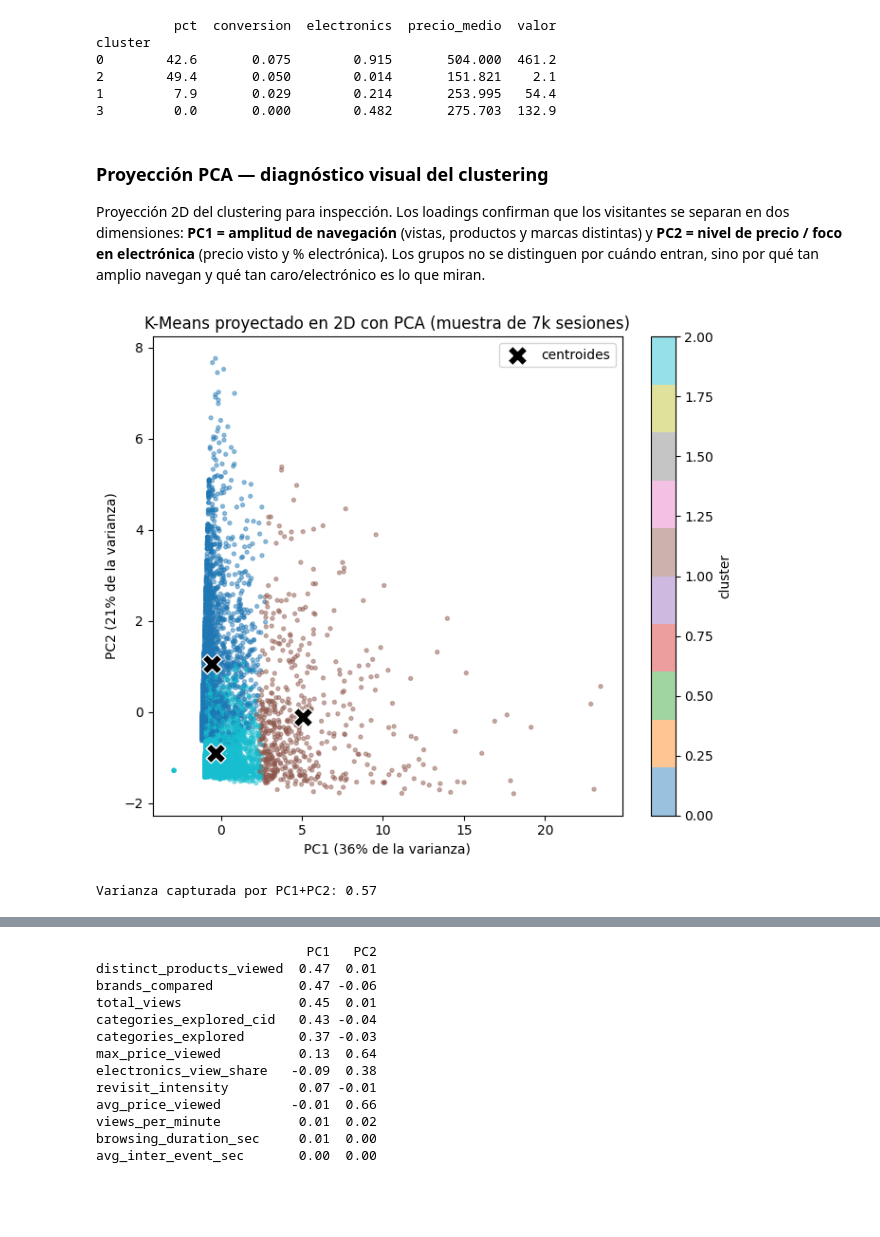
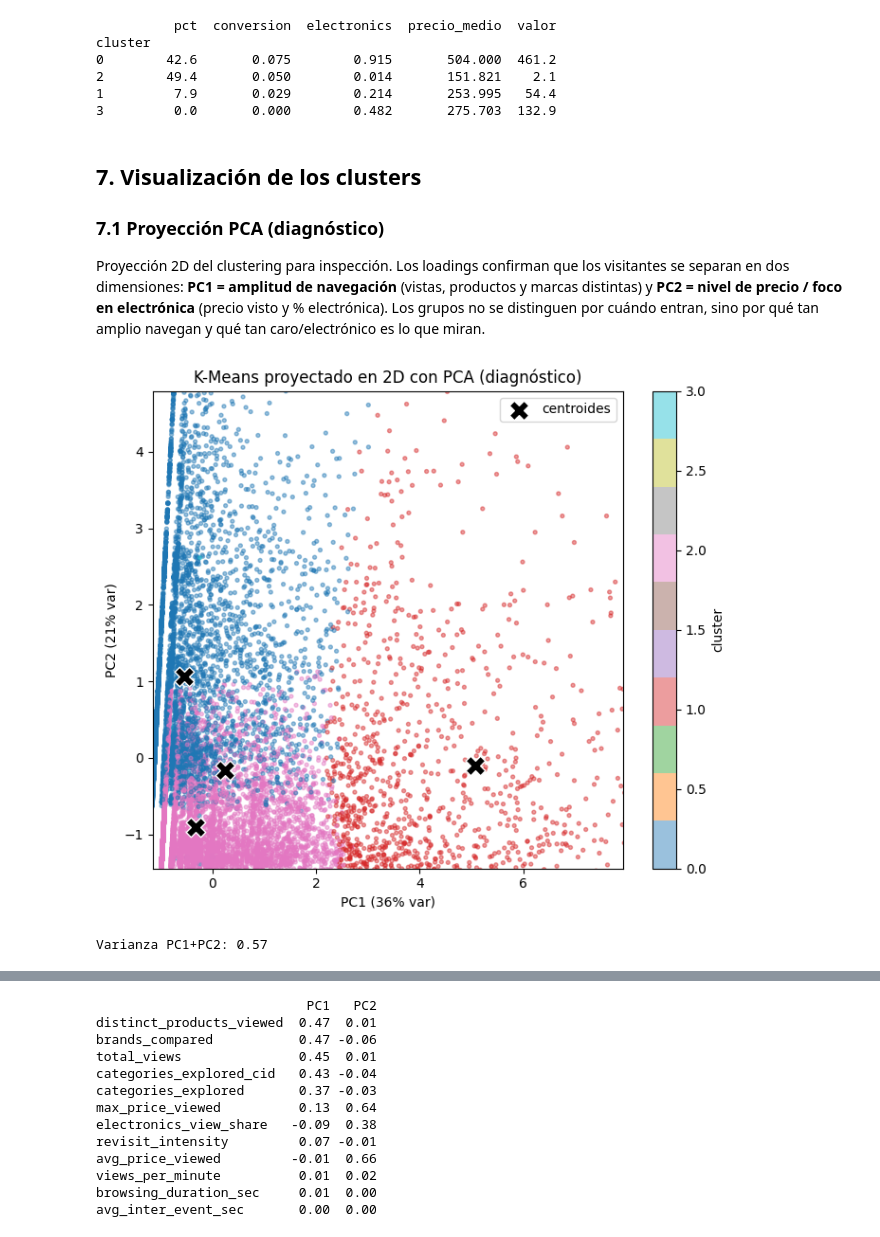
Before and after one commit to HeiderZapata/proyecto-integrador-g8, a Jupyter notebook: notebooks/modeling/04_clustering.ipynb, the cells around one changed output, grey strips where cells are left out. Saved outputs shown, nothing was run; the diff lists cells and outputs as text; code cells hidden in the pictures; blank space fills up the shorter version.

Commit message:
notebooks 02 y 04 en estado antes de nuevo gold

```diff
--- a/notebooks/modeling/04_clustering.ipynb
+++ b/notebooks/modeling/04_clustering.ipynb
@@ -164,33 +164,38 @@ cluster
 1         7.9       0.029        0.214       253.995   54.4
 3         0.0       0.000        0.482       275.703  132.9
 # %% [markdown]
-### Proyección PCA — diagnóstico visual del clustering
+## 7. Visualización de los clusters
+
+### 7.1 Proyección PCA (diagnóstico)
 
 Proyección 2D del clustering para inspección. Los loadings confirman que los visitantes se separan en dos dimensiones: **PC1 = amplitud de navegación** (vistas, productos y marcas distintas) y **PC2 = nivel de precio / foco en electrónica** (precio visto y % electrónica). Los grupos no se distinguen por cuándo entran, sino por qué tan amplio navegan y qué tan caro/electrónico es lo que miran.
 # %%
 from sklearn.decomposition import PCA
 
-# Quitar outliers (duración > 1 día) para que no aplasten la proyección
-mask  = (samp["browsing_duration_sec"] < 86400).values
-Xs_v  = Xs[mask]
-lab_v = km.labels_[mask]
+# ── PCA ÚNICO del notebook: se AJUSTA aquí y la §8 lo REUTILIZA ──
+# Se ajusta sobre datos limpios (sin outliers de duración) para no distorsionar
+# las direcciones, y se PROYECTA una muestra que SÍ incluye outliers (para poder
+# mostrarlos como ruido en la comparación de la §8).
+mask = (samp["browsing_duration_sec"] < 86400).values
+pca  = PCA(n_components=2, random_state=RANDOM_STATE).fit(Xs[mask])   # ← ajuste limpio
 
-pca = PCA(n_components=2, random_state=RANDOM_STATE)
-P    = pca.fit_transform(Xs_v)
-present = np.unique(lab_v)
-cent = pca.transform(km.cluster_centers_[present])   # centroides proyectados
+N_VIS  = 15_000
+idx    = np.random.RandomState(RANDOM_STATE).choice(len(Xs), N_VIS, replace=False)
+P      = pca.transform(Xs[idx])              # espacio PCA compartido (incluye outliers)
+km_lab = km.labels_[idx]
+cent   = pca.transform(km.cluster_centers_)  # centroides proyectados
 
-# Submuestra para que el scatter no sea un borrón
-idx = np.random.RandomState(RANDOM_STATE).choice(len(P), size=min(7000, len(P)), replace=False)
+lim_x = np.percentile(P[:,0], [1, 99]); lim_y = np.percentile(P[:,1], [1, 99])
 
 plt.figure(figsize=(7,6))
-sc = plt.scatter(P[idx,0], P[idx,1], c=lab_v[idx], cmap="tab10", s=8, alpha=.45)
+sc = plt.scatter(P[:,0], P[:,1], c=km_lab, cmap="tab10", s=8, alpha=.45)
 plt.scatter(cent[:,0], cent[:,1], c="black", marker="X", s=220, edgecolor="white", label="centroides")
-plt.xlabel(f"PC1 ({pca.explained_variance_ratio_[0]*100:.0f}% de la varianza)")
-plt.ylabel(f"PC2 ({pca.explained_variance_ratio_[1]*100:.0f}% de la varianza)")
-plt.title("K-Means proyectado en 2D con PCA (muestra de 7k sesiones)")
+plt.xlim(lim_x); plt.ylim(lim_y)
+plt.xlabel(f"PC1 ({pca.explained_variance_ratio_[0]*100:.0f}% var)")
+plt.ylabel(f"PC2 ({pca.explained_variance_ratio_[1]*100:.0f}% var)")
+plt.title("K-Means proyectado en 2D con PCA (diagnóstico)")
 plt.legend(); plt.colorbar(sc, label="cluster"); plt.tight_layout(); plt.show()
-print("Varianza capturada por PC1+PC2:", round(pca.explained_variance_ratio_[:2].sum(), 3))
+print("Varianza PC1+PC2:", round(pca.explained_variance_ratio_[:2].sum(), 3))
 # %% [output]
-[figure, old version]
+[figure, new version]
-Varianza capturada por PC1+PC2: 0.57
+Varianza PC1+PC2: 0.57
```
Also changed, not shown: parts of 7 cells of this notebook, 1 other file.
